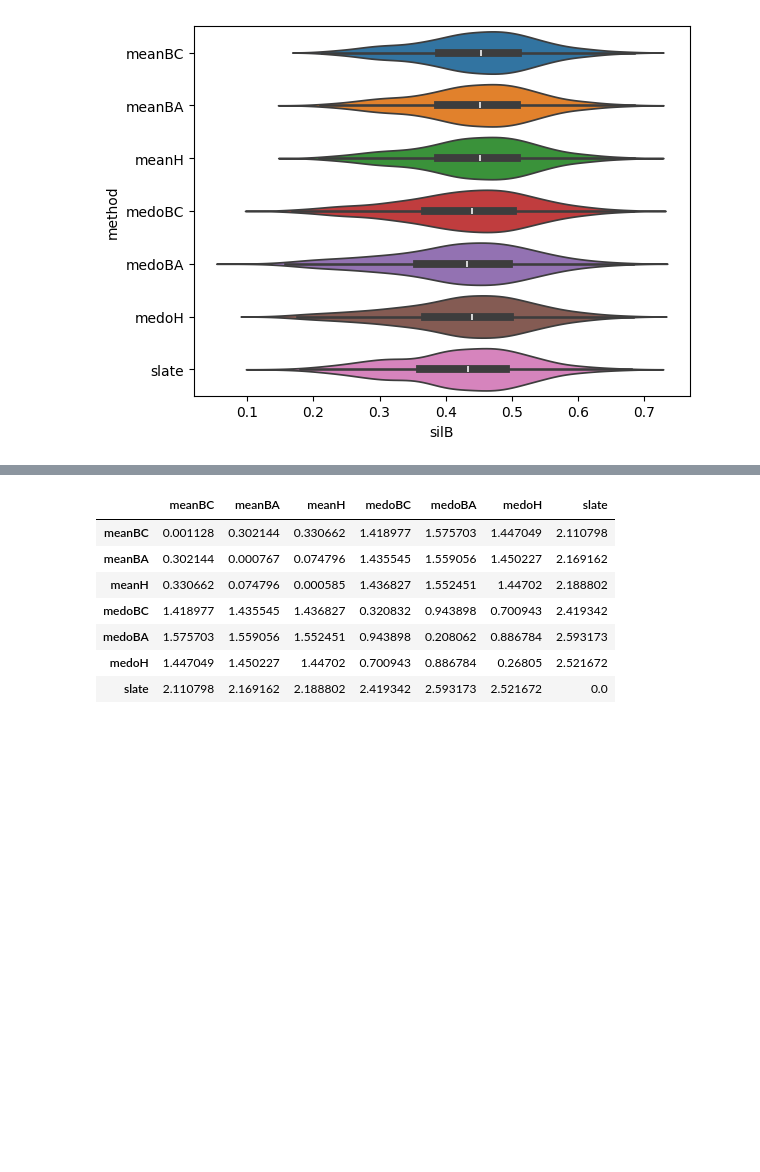
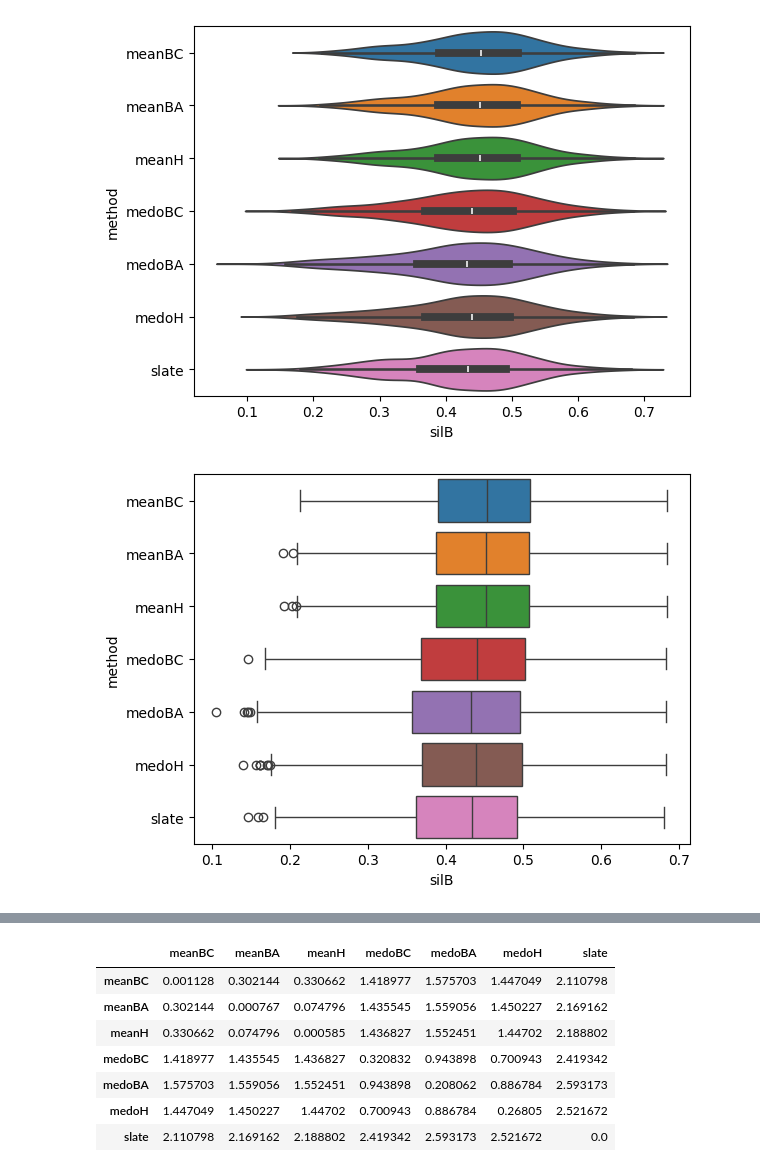
Before and after one commit to mggg/ballot-clustering, a Jupyter notebook: Analyze_results_dataframe.ipynb, the cells around one changed output, grey strips where cells are left out. Saved outputs shown, nothing was run; the diff lists cells and outputs as text; code cells hidden in the pictures; blank space fills up the shorter version.

```diff
--- a/Analyze_results_dataframe.ipynb
+++ b/Analyze_results_dataframe.ipynb
@@ -89,3 +209,8 @@ fig = sns.violinplot(data=df0, x = 'silB', y = 'method', hue = 'method')
 fig.figure.savefig("plots/methd_vs_silB_violin.jpg", dpi = 600)
 # %% [output]
 [figure]
+# %%
+fig = sns.boxplot(data=df0, x = 'silB', y = 'method', hue = 'method')
+fig.figure.savefig("plots/methd_vs_silB_box.jpg", dpi = 600)
+# %% [output]
+[figure, added]
```
Also changed, not shown: parts of 27 cells of this notebook, 56 other files.
